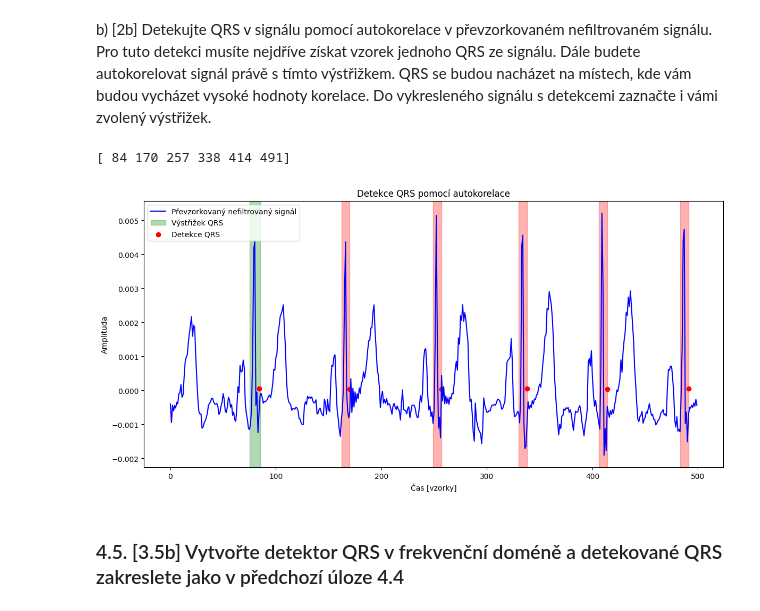
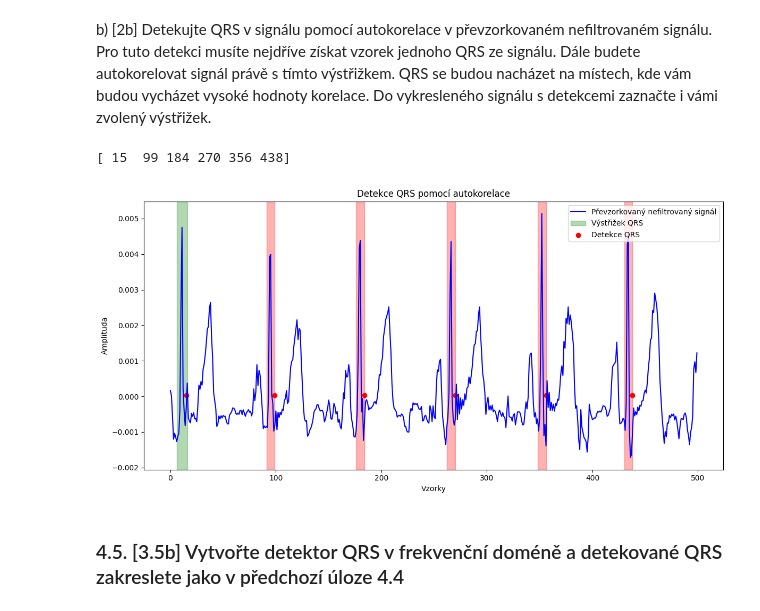
Before and after one commit to MrQvic/ISS-project, a Jupyter notebook: ISS_ECGProject_2023.ipynb, the cells around one changed output. Cells and saved outputs as stored; diff of their text form; code cells hidden in the pictures.

```diff
--- a/ISS_ECGProject_2023.ipynb
+++ b/ISS_ECGProject_2023.ipynb
@@ -153,23 +159,22 @@ plt.show()
 # %% [markdown]
 b) [1b] Zobrazte 5 sekundový úsek původního a převzorkovaného signálu v časové doméně a zobrazte i jejich spektra.
 # %%
-# oříznutí již vytvořených segmentů
+fs_res = 100
+signal_cut_res = Signal(do_resample(signal_cut, fs_res) , fs_res)   # Převzorkování 5s signálu
 
-#axis, segment = cut_segment(x, 1, 6, fs) # to samé jako 4.1
-
-time_axis_res, ekg_signal_res = cut_segment(data_res, 1, 6, fs_res)
-
+# Zobrazení původního 5s signálu
 plt.figure(figsize=(18, 9))
 plt.subplot(2, 1, 1)
-plt.plot(time_axis, ekg_signal)
+plt.plot(*signal_cut.plot_signal())
 plt.title("EKG signal")
 plt.xlabel("Čas (s)")
 plt.ylabel("Amplituda")
 plt.grid(True)
 
+# Zobrazení převzorkovaného 5s signálu
 plt.figure(figsize=(18, 9))
 plt.subplot(2, 1, 1)
-plt.plot(time_axis_res, ekg_signal_res)
+plt.plot(*signal_cut_res.plot_signal())
 plt.title("EKG signal převzorkovaný")
 plt.xlabel("Čas (s)")
 plt.ylabel("Amplituda")
@@ -184,16 +189,15 @@ plt.title("Spektrum původní")
 plt.xlabel("Frekvence (Hz)")
 plt.ylabel("Amplituda")
 plt.grid(True)
-plt.plot(frequency_axis, amplitude_spectrum)
+plt.plot(*do_dft(signal_cut))
 
-frequency_axis_res, amplitude_spectrum_res = do_dft(ekg_signal_res, fs_res)
-
+# DFT převzorkovaného 5s signálu
 plt.subplot(2, 1, 2)
 plt.title("Spektrum převzorkované")
 plt.xlabel("Frekvence (Hz)")
 plt.ylabel("Amplituda")
 plt.grid(True)
-plt.plot(frequency_axis_res, amplitude_spectrum_res)
+plt.plot(*do_dft(signal_cut_res))
 
 plt.show()
 # %% [output]
@@ -401,39 +404,40 @@ detected qrs:  [ 76  79  80  82  83  86 162 165 166 168 169 248 249 251 252 253
 # %% [markdown]
 b) [2b] Detekujte QRS v signálu pomocí autokorelace v převzorkovaném nefiltrovaném signálu. Pro tuto detekci musíte nejdříve získat vzorek jednoho QRS ze signálu. Dále budete autokorelovat signál právě s tímto výstřižkem. QRS se budou nacházet na místech, kde vám budou vycházet vysoké hodnoty korelace. Do vykresleného signálu s detekcemi zaznačte i vámi zvolený výstřižek.
 # %%
-# Získání prvního qrs
-qrs_start = 75
-qrs_end = 85
-sample_qrs = ekg_signal_res[qrs_start:qrs_end]
+# Získání prvního qrs - mám přesné výsledky z předchozího příkladu
+# Pokud se změní výřez 5 sekund, je potřeba přepsat tyto hodnoty!
+qrs_start = 6
+qrs_end = 16
+sample_qrs = signal_cut_res.data[qrs_start:qrs_end]
 
 # Provedení autokorelace
-autocorrelation = np.correlate(ekg_signal_res, sample_qrs, mode='full')
+autocorrelation = np.correlate(signal_cut_res.data, sample_qrs, mode='full')
 
 # Určení prahu
-threshold_autocorr = 0.7 * np.max(autocorrelation)
+threshold_autocorr = 0.8 * np.max(autocorrelation)
 
-# Provedení autokorelace
+# Získání všech podobných částí
 qrs_locations = np.where(autocorrelation > threshold_autocorr)[0]
 print(qrs_locations)
 
 plt.figure(figsize=(12, 6))
-plt.plot(ekg_signal_res, label='Převzorkovaný nefiltrovaný signál', color='blue')
+plt.plot(signal_cut_res.data, label='Převzorkovaný nefiltrovaný signál', color='blue')
 plt.axvspan(qrs_start, qrs_end, alpha=0.3, color='green', label='Výstřižek QRS')
 plt.scatter(qrs_locations, autocorrelation[qrs_locations], c='red', label='Detekce QRS')
 
 qrs_locations = qrs_locations[1:]
 for qrs in qrs_locations:
     plt.axvspan(qrs, qrs-8, alpha=0.3, color='red')
 
 plt.title('Detekce QRS pomocí autokorelace')
-plt.xlabel('Čas [vzorky]')
+plt.xlabel('Vzorky')
 plt.ylabel('Amplituda')
 plt.legend()
 plt.tight_layout()
 plt.show()
 # %% [output]
-[ 84 170 257 338 414 491]
+[ 15  99 184 270 356 438]
-[figure, old version]
+[figure, new version]
 # %% [markdown]
 ### 4.5. [3.5b] Vytvořte detektor QRS v frekvenční doméně a detekované QRS zakreslete jako v předchozí úloze 4.4
 # %% [markdown]
```
Also changed, not shown: parts of 8 cells of this notebook.
